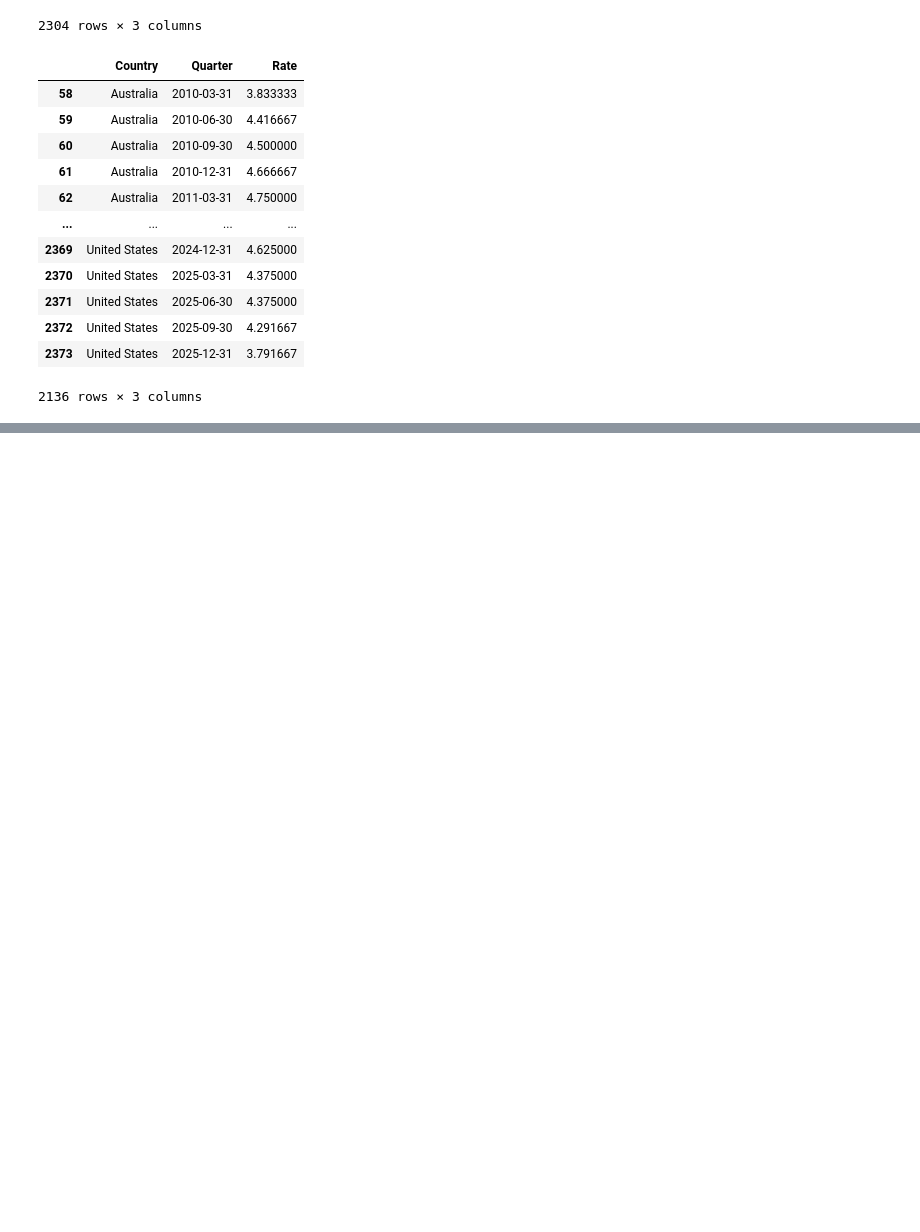
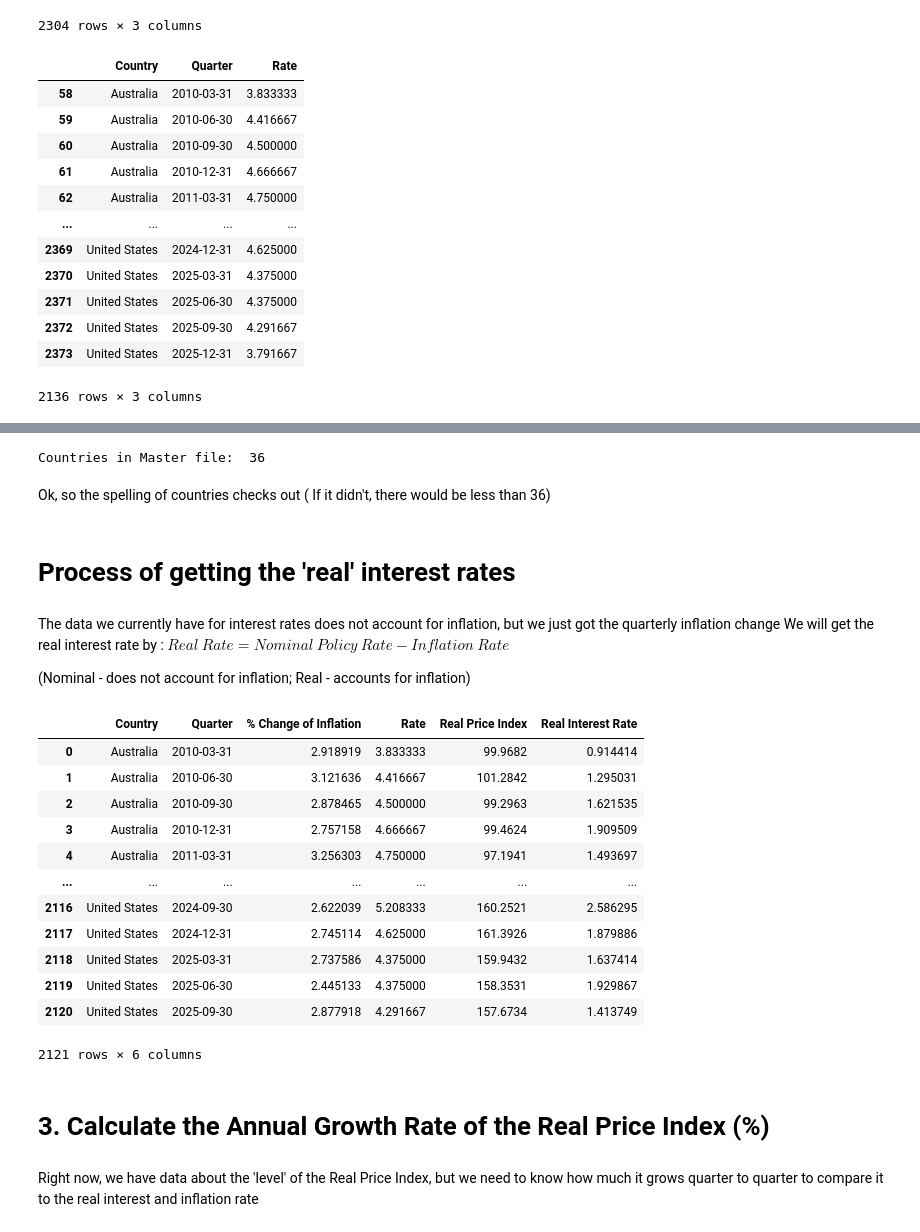
Before and after one commit to SiyanaVel19/Final_project_SU_2026, a Jupyter notebook: Project_housing_2.ipynb, the cells around one changed output, grey strips where cells are left out. Drawn from its saved outputs; the diff is of its cells as text; code cells hidden in the pictures; blank space fills up the shorter version.

Commit message:
Merged into a master table & found the real interest rate and Annual Growth of the house price index

```diff
--- a/Project_housing_2.ipynb
+++ b/Project_housing_2.ipynb
@@ -801,0 +806,8 @@ There is a difference in the countries available for every set, so
+# %%
+CPI_final['Quarter'] = pd.to_datetime(CPI_final['Quarter'])
+CBPR_final['Quarter'] = pd.to_datetime(CBPR_final['Quarter'])
+HPI_c['Quarter'] = pd.to_datetime(HPI_c['Quarter'])
+# %%
+table_CPI_CBPR = pd.merge(CPI_final, CBPR_final, on=['Country', 'Quarter'], how='inner')
+# %%
+master_table = pd.merge(table_CPI_CBPR, HPI_c, on=['Country', 'Quarter'], how='inner')
@@ -801,0 +830,36 @@ There is a difference in the countries available for every set, so
+# %%
+print(f"Countries in Master file:  {master_table['Country'].nunique()}")
+# %% [output]
+Countries in Master file:  36
+# %% [markdown]
+Ok, so the spelling of countries checks out ( If it didn't, there would be less than 36)
+# %% [markdown]
+# Process of getting the 'real' interest rates
+# %% [markdown]
+The data we currently have for interest rates does not account for inflation, but we just got the quarterly inflation change
+We will get the real interest rate by : $Real\ Rate = Nominal\ Policy\ Rate - Inflation\ Rate$
+
+
+(Nominal - does not account for inflation; Real - accounts for inflation)
+# %%
+master_table['Real Interest Rate'] = master_table['Rate'] - master_table['% Change of Inflation']
+# %%
+master_table
+# %% [output]
+|  | Country | Quarter | % Change of Inflation | Rate | Real Price Index | Real Interest Rate |
+| 0 | Australia | 2010-03-31 | 2.918919 | 3.833333 | 99.9682 | 0.914414 |
+| 1 | Australia | 2010-06-30 | 3.121636 | 4.416667 | 101.2842 | 1.295031 |
+| 2 | Australia | 2010-09-30 | 2.878465 | 4.500000 | 99.2963 | 1.621535 |
+| 3 | Australia | 2010-12-31 | 2.757158 | 4.666667 | 99.4624 | 1.909509 |
+| 4 | Australia | 2011-03-31 | 3.256303 | 4.750000 | 97.1941 | 1.493697 |
+| ... | ... | ... | ... | ... | ... | ... |
+| 2116 | United States | 2024-09-30 | 2.622039 | 5.208333 | 160.2521 | 2.586295 |
+| 2117 | United States | 2024-12-31 | 2.745114 | 4.625000 | 161.3926 | 1.879886 |
+| 2118 | United States | 2025-03-31 | 2.737586 | 4.375000 | 159.9432 | 1.637414 |
+| 2119 | United States | 2025-06-30 | 2.445133 | 4.375000 | 158.3531 | 1.929867 |
+| 2120 | United States | 2025-09-30 | 2.877918 | 4.291667 | 157.6734 | 1.413749 |
+2121 rows × 6 columns
+# %% [markdown]
+# 3. Calculate the Annual Growth Rate of the Real Price Index (%)
+# %% [markdown]
+Right now, we have data about the 'level' of the Real Price Index, but we need to know how much it grows quarter to quarter to compare it to the real interest and inflation rate
```
Also changed, not shown: parts of 16 cells of this notebook.
